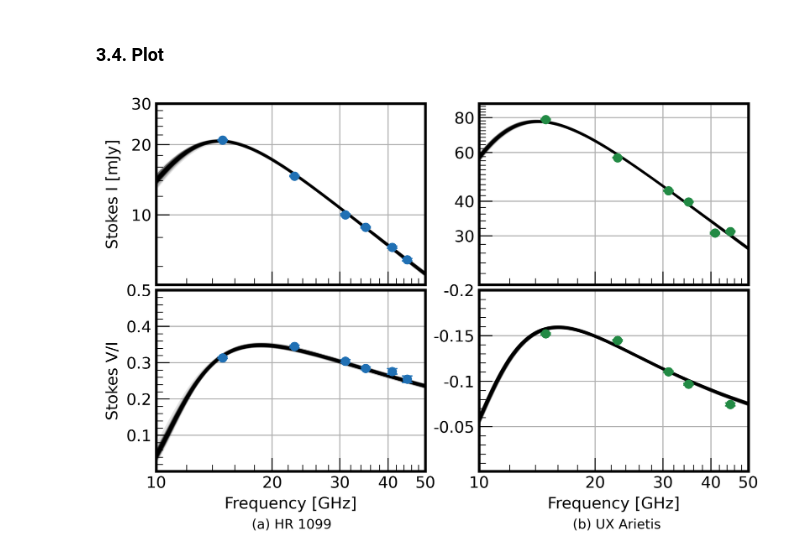
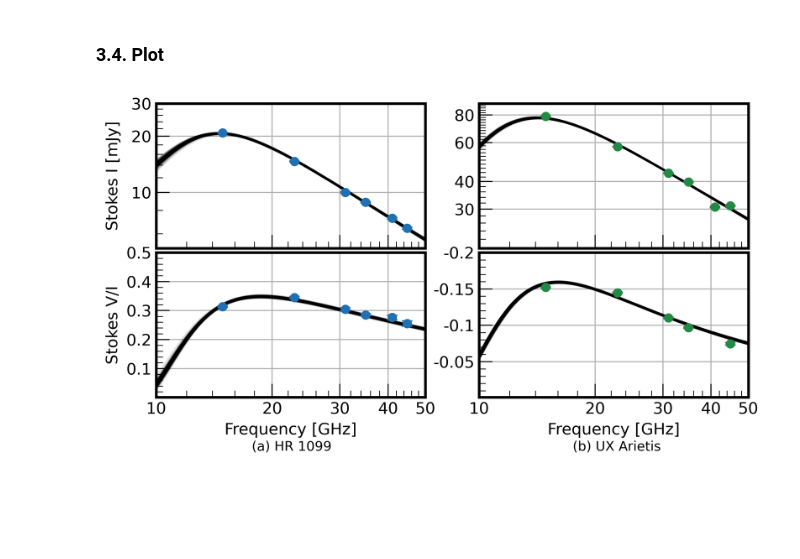
Before and after one commit to WWGolay/thermal-gs, a Jupyter notebook: notebooks/rs-cvn_seds.ipynb, the cells around one changed output. Drawn from its saved outputs; the diff is of its cells as text; code cells hidden in the pictures; blank space fills up the shorter version.

```diff
--- a/notebooks/rs-cvn_seds.ipynb
+++ b/notebooks/rs-cvn_seds.ipynb
@@ -51,7 +51,7 @@ plt.style.use('../data/thermal-gs.mplstyle')
 # %% [markdown]
 ### 3.4. Plot
 # %%
-fig,ax = plt.subplots(2, 2, figsize=(8, 5), sharex=True)
+fig,ax = plt.subplots(2, 2, figsize=(8, 4), sharex=True)
 fig.subplots_adjust(hspace=0.03, wspace=0.2)
 
 # HR 1099
@@ -121,33 +121,33 @@ ax[0][1].grid()
 for i in range(len(UX_I_models)):
     ax[0][1].plot(freqs_model, UX_I_models[i], color='black', alpha=0.1)
 ax[0][1].errorbar(freqs_obs, UX_I_obs, yerr=UX_sI_obs, color=cmap(0.75), marker='o', linestyle='')
 
 # Stokes V/I
 ax[1][1].set_xlabel('Frequency [GHz]')
 ax[1][1].set_ylim(-0.001, -0.2)
 
 ax[1][1].set_xscale('log')
 ax[1][1].xaxis.set_major_formatter(mpl.ticker.ScalarFormatter())
 ax[1][1].xaxis.set_minor_formatter(mpl.ticker.NullFormatter())
 ax[1][1].yaxis.set_major_formatter(mpl.ticker.FormatStrFormatter('%3.3g'))
 ax[1][1].yaxis.set_minor_formatter(mpl.ticker.NullFormatter())
 ax[1][1].xaxis.set_major_locator(mpl.ticker.LogLocator(base=10, numticks=5, subs=[1, 2, 3, 4, 5]))
 ax[1][1].xaxis.set_minor_locator(mpl.ticker.LogLocator(base=10, numticks=25, subs=np.arange(1, 25)*0.2))
 ax[1][1].yaxis.set_major_locator(mpl.ticker.MultipleLocator(0.05))
 ax[1][1].yaxis.set_minor_locator(mpl.ticker.MultipleLocator(0.01))
 ax[1][1].grid()
 
 for i in range(len(UX_V_models)):
     ax[1][1].plot(freqs_model, UX_V_models[i]/UX_I_models[i], color='black', alpha=0.1)
 ax[1][1].errorbar(freqs_obs, UX_V_obs/UX_I_obs, yerr=np.sqrt((UX_sI_obs/UX_I_obs)**2+(UX_sV_obs/UX_V_obs)**2)*np.abs(UX_V_obs/UX_I_obs),
     marker='o', color=cmap(0.75), linestyle='')
 
 # Final setup
-fig.text(0.25, -0.01, '(a) HR 1099', fontsize=10)
-fig.text(0.67, -0.01, '(b) UX Arietis', fontsize=10)
+fig.text(0.25, -0.03, '(a) HR 1099', fontsize=10)
+fig.text(0.67, -0.03, '(b) UX Arietis', fontsize=10)
 fig.set_facecolor('white')
 plt.savefig('../figures/rs-cvn_seds.png', bbox_inches='tight')
 plt.savefig('../figures/rs-cvn_seds.pdf', bbox_inches='tight')
 plt.show()
 # %% [output]
-[figure, old version]
+[figure, new version]
```
Also changed, not shown: 2 other files.
